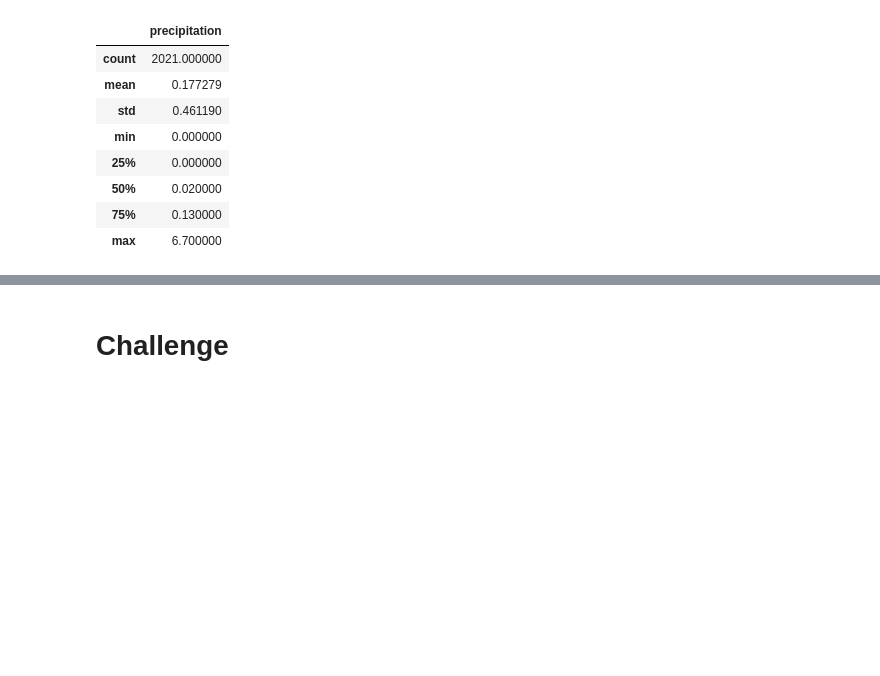
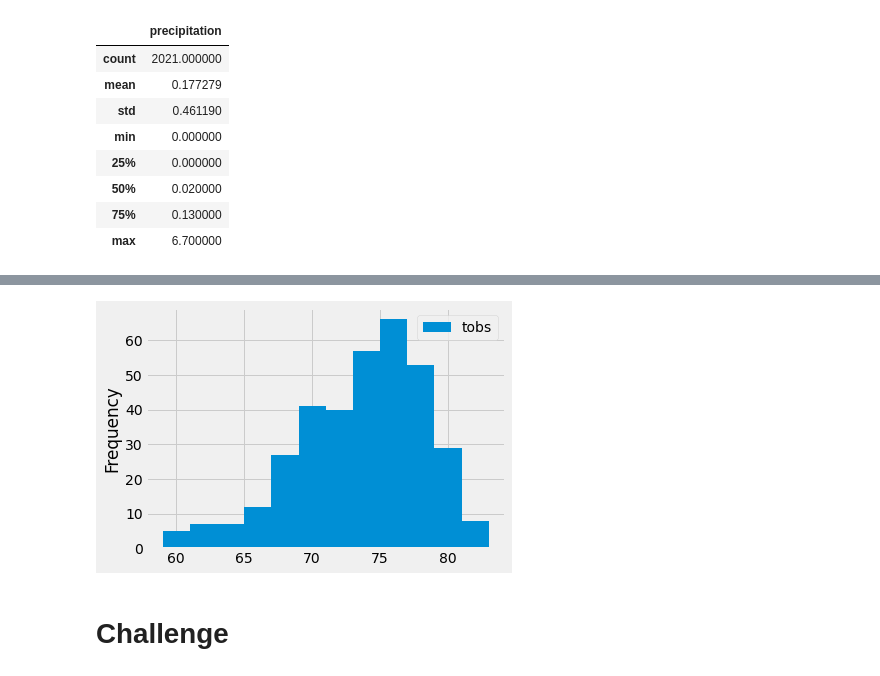
Before and after one commit to frustrianm/Surfs_Up, a Jupyter notebook: climate_analysis.ipynb, the cells around one changed output, grey strips where cells are left out. Cells and saved outputs as stored; diff of their text form; code cells hidden in the pictures; blank space fills up the shorter version.

```diff
--- a/climate_analysis.ipynb
+++ b/climate_analysis.ipynb
@@ -178,0 +248,6 @@ df.describe()
+# %%
+# Filtering all the stations
+results = session.query(Measurement.tobs).\
+filter(Measurement.station == 'USC00519281').\
+filter(Measurement.date >= prev_year).all()
+print(results)
@@ -178,0 +256,4 @@ df.describe()
+# %%
+# Converting the DataFrame
+df = pd.DataFrame(results, columns=['tobs'])
+print(df)
@@ -179,3 +275,10 @@ df.describe()
+# %%
+# Plot the Temperature Observations
+# Create a histogram
+df.plot.hist(bins=12)
+plt.tight_layout()
+# %% [output]
+[figure, added]
 # %%
 # Design a query to retrieve the last 12 months of precipitation data and plot the results.
 
```
Also changed, not shown: parts of 13 cells of this notebook.
